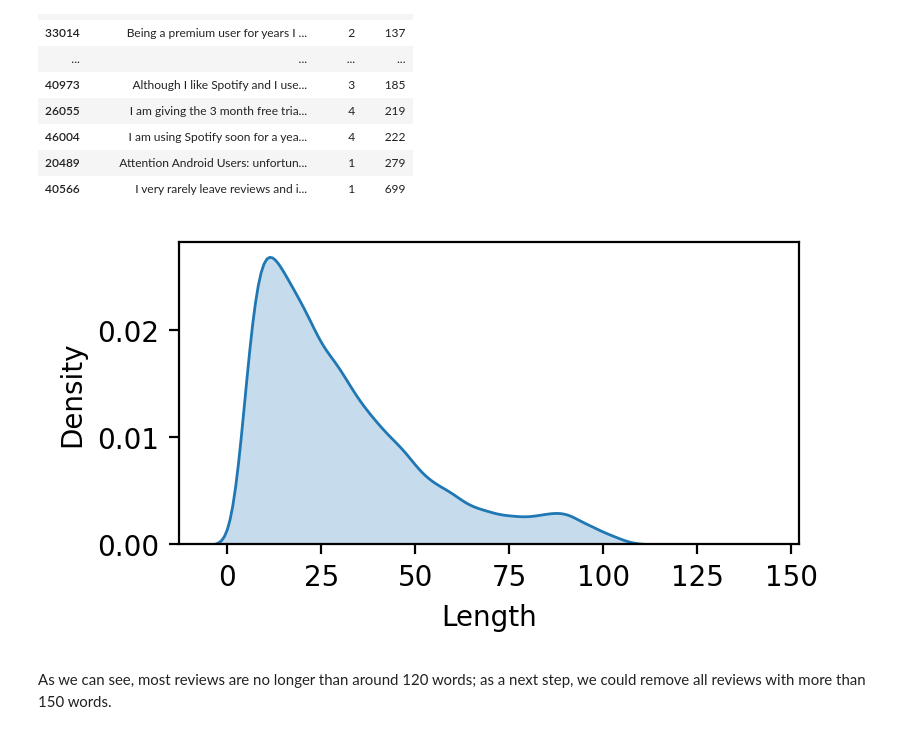
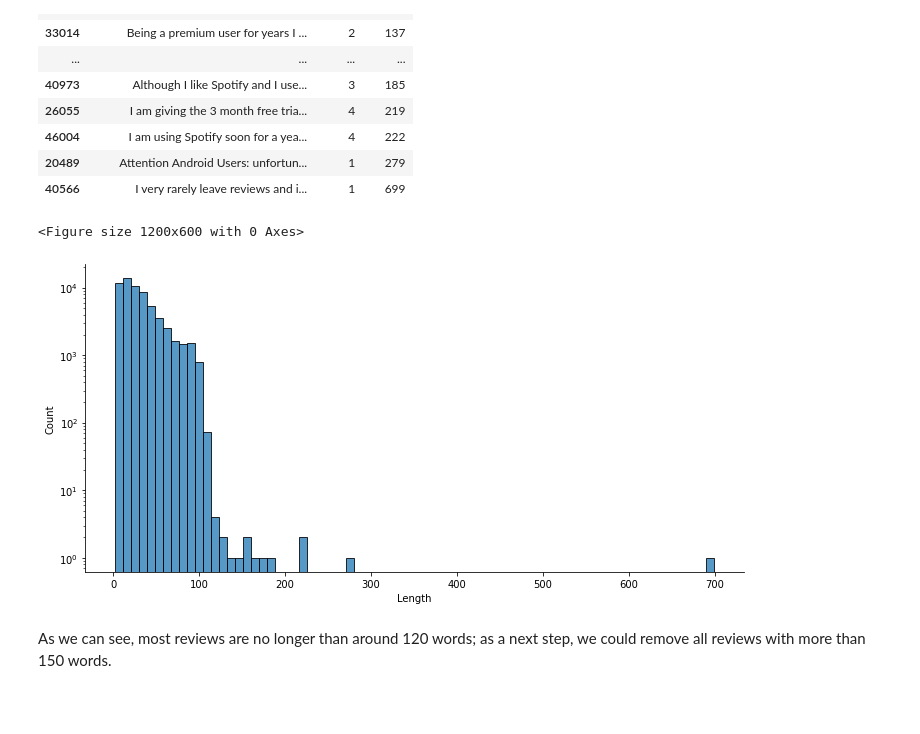
Before and after one commit to ashwininepa/NLP-Era, a Jupyter notebook: spotify_review_project/notebooks/reviews_eda.ipynb, the cells around one changed output. Drawn from its saved outputs; the diff is of its cells as text; code cells hidden in the pictures; blank space fills up the shorter version.

Commit message:
update plot

```diff
--- a/spotify_review_project/notebooks/reviews_eda.ipynb
+++ b/spotify_review_project/notebooks/reviews_eda.ipynb
@@ -115,10 +121,11 @@ data.sort_values("Length").tail(20)
 | 40566 | I very rarely leave reviews and i... | 1 | 699 |
 # %%
 ## Plot Review Length as hist
-plt.figure(figsize=(4,2), dpi=200)
-ax = sns.kdeplot(data["Length"], fill=True)
+plt.figure(figsize=(4,2), dpi=300)
+ax = sns.displot(data["Length"], kind="hist", fill=True, aspect=2, bins=75, log=True);
 # %% [output]
+<Figure size 1200x600 with 0 Axes>
-[figure, old version]
+[figure, new version]
 # %% [markdown]
 As we can see, most reviews are no longer than around 120 words; as a next step, we could remove all reviews with more than 150 words.
 # %%
```
Also changed, not shown: parts of 3 cells of this notebook.
